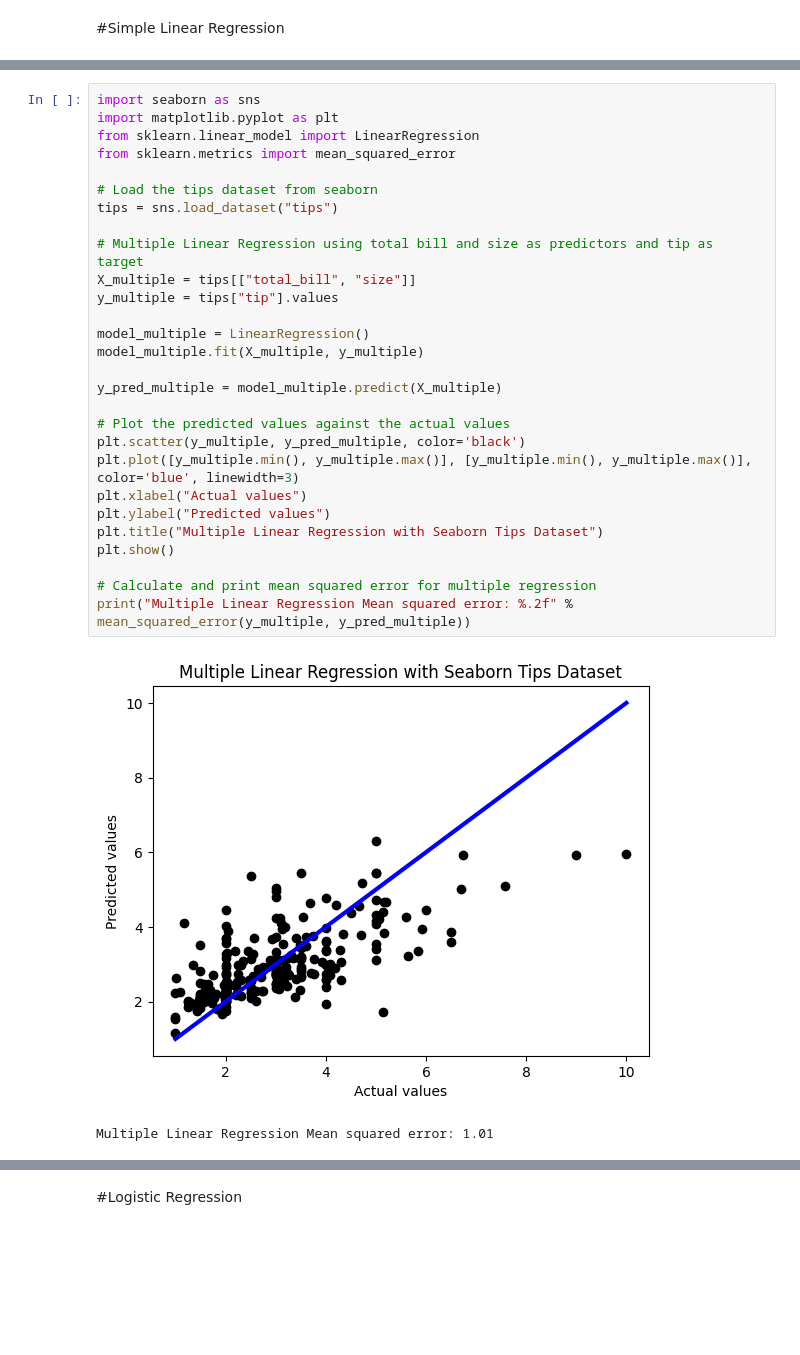
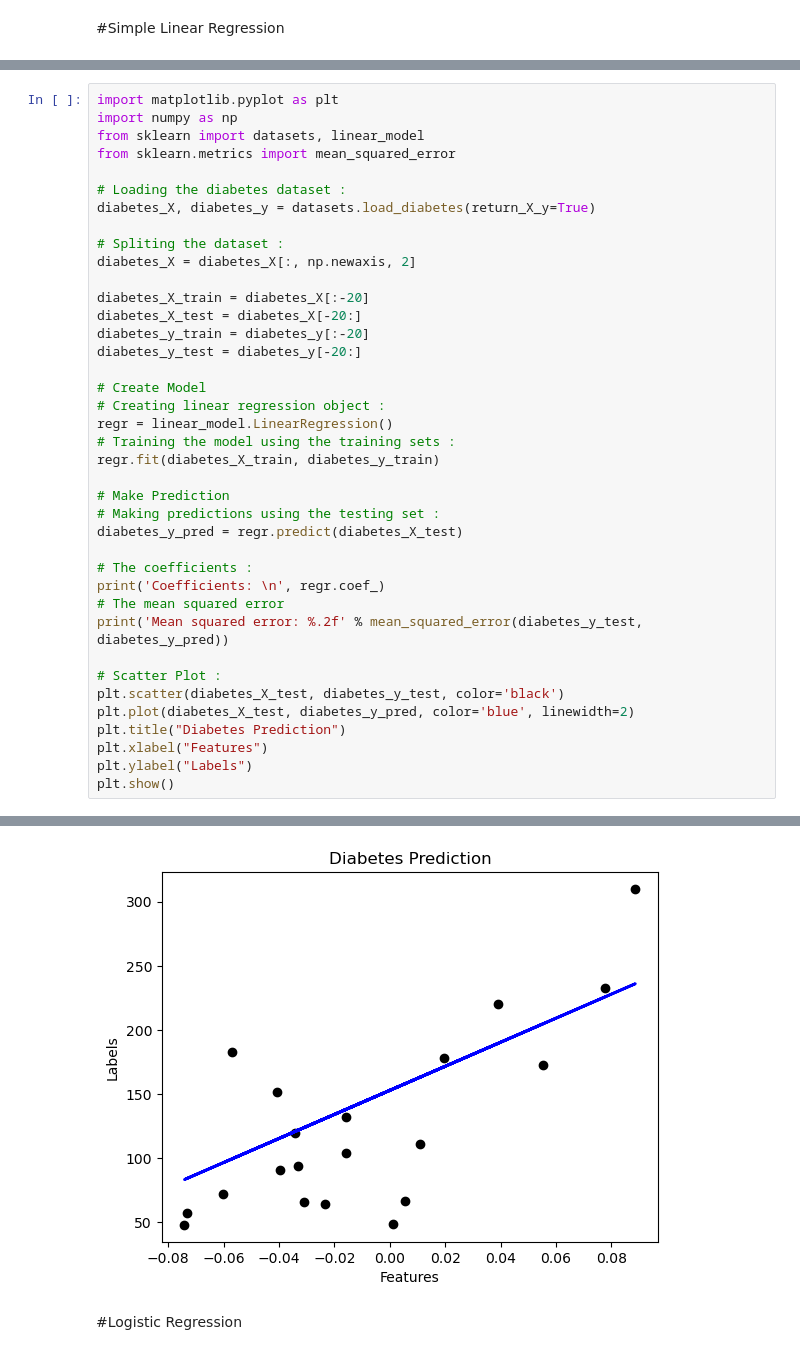
Before and after one commit to UmarBalak/Sem-6-Lab, a Jupyter notebook: ML/ML_lab.ipynb, the cells around one changed output, grey strips where cells are left out. Cells and saved outputs as stored; diff of their text form; blank space fills up the shorter version.

```diff
--- a/ML/ML_lab.ipynb
+++ b/ML/ML_lab.ipynb
@@ -108,31 +3,40 @@ Multiple Linear Regression Mean squared error: 2004.52
-# %%
-import seaborn as sns
-import matplotlib.pyplot as plt
-from sklearn.linear_model import LinearRegression
-from sklearn.metrics import mean_squared_error
-
-# Load the tips dataset from seaborn
-tips = sns.load_dataset("tips")
-
-# Multiple Linear Regression using total bill and size as predictors and tip as target
-X_multiple = tips[["total_bill", "size"]]
-y_multiple = tips["tip"].values
-
-model_multiple = LinearRegression()
-model_multiple.fit(X_multiple, y_multiple)
-
-y_pred_multiple = model_multiple.predict(X_multiple)
-
-# Plot the predicted values against the actual values
-plt.scatter(y_multiple, y_pred_multiple, color='black')
-plt.plot([y_multiple.min(), y_multiple.max()], [y_multiple.min(), y_multiple.max()], color='blue', linewidth=3)
-plt.xlabel("Actual values")
-plt.ylabel("Predicted values")
-plt.title("Multiple Linear Regression with Seaborn Tips Dataset")
-plt.show()
-
-# Calculate and print mean squared error for multiple regression
-print("Multiple Linear Regression Mean squared error: %.2f" % mean_squared_error(y_multiple, y_pred_multiple))
-# %% [output]
-[figure, removed]
-Multiple Linear Regression Mean squared error: 1.01
+# %%
+import matplotlib.pyplot as plt
+import numpy as np
+from sklearn import datasets, linear_model
+from sklearn.metrics import mean_squared_error
+
+# Loading the diabetes dataset :
+diabetes_X, diabetes_y = datasets.load_diabetes(return_X_y=True)
+
+# Spliting the dataset :
+diabetes_X = diabetes_X[:, np.newaxis, 2]
+
+diabetes_X_train = diabetes_X[:-20]
+diabetes_X_test = diabetes_X[-20:]
+diabetes_y_train = diabetes_y[:-20]
+diabetes_y_test = diabetes_y[-20:]
+
+# Create Model
+# Creating linear regression object :
+regr = linear_model.LinearRegression()
+# Training the model using the training sets :
+regr.fit(diabetes_X_train, diabetes_y_train)
+
+# Make Prediction
+# Making predictions using the testing set :
+diabetes_y_pred = regr.predict(diabetes_X_test)
+
+# The coefficients :
+print('Coefficients: \n', regr.coef_)
+# The mean squared error
+print('Mean squared error: %.2f' % mean_squared_error(diabetes_y_test, diabetes_y_pred))
+
+# Scatter Plot :
+plt.scatter(diabetes_X_test, diabetes_y_test, color='black')
+plt.plot(diabetes_X_test, diabetes_y_pred, color='blue', linewidth=2)
+plt.title("Diabetes Prediction")
+plt.xlabel("Features")
+plt.ylabel("Labels")
+plt.show()
+# %% [output]
@@ -139,2 +46,3 @@ Multiple Linear Regression Mean squared error: 1.01
+[figure, added]
 # %% [markdown]
 #Logistic Regression
```
Also changed, not shown: parts of 13 cells of this notebook.
